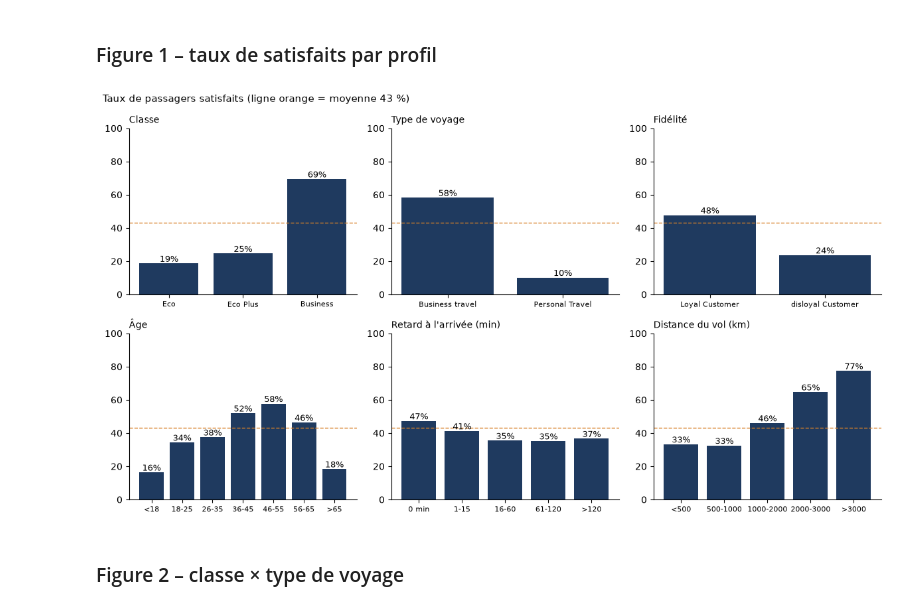
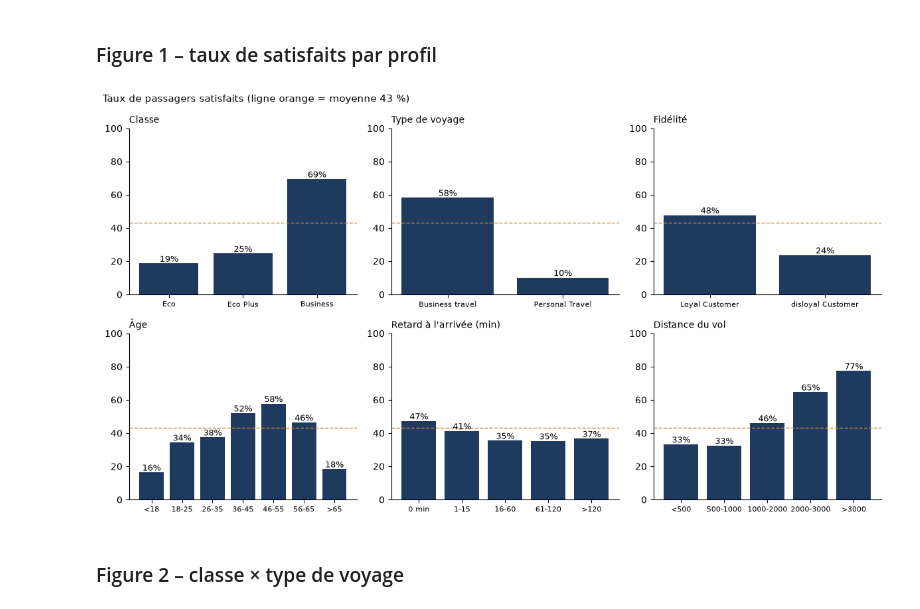
Before and after one commit to Esteban-13/rush_3, a Jupyter notebook: notebook_partA_exploration_facteurs.ipynb, the cells around one changed output. Drawn from its saved outputs; the diff is of its cells as text; code cells hidden in the pictures.

```diff
--- a/notebook_partA_exploration_facteurs.ipynb
+++ b/notebook_partA_exploration_facteurs.ipynb
@@ -202,23 +202,23 @@ pd.concat({k.replace("taux_par_", ""): pd.DataFrame(R[k]).T for k in
 # %%
 # --- Figures exploration
 fig, axes = plt.subplots(2, 3, figsize=(12, 6.6))
 def bar(ax, col, title, order=None):
     g = df.groupby(col, observed=True)["sat"].mean() * 100
     if order: g = g.loc[order]
     b = ax.bar(g.index.astype(str), g.values, color=NAVY)
     ax.axhline(df.sat.mean() * 100, color=ORANGE, ls="--", lw=1)
     for r_, v in zip(b, g.values): ax.text(r_.get_x() + r_.get_width() / 2, v + 1, f"{v:.0f}%", ha="center", fontsize=9)
     ax.set_ylim(0, 100); ax.set_title(title, fontsize=10, loc="left"); ax.tick_params(axis="x", labelsize=8)
 bar(axes[0, 0], "Class", "Classe", ["Eco", "Eco Plus", "Business"])
 bar(axes[0, 1], "Type_of_Travel", "Type de voyage")
 bar(axes[0, 2], "Customer_Type", "Fidélité")
 bar(axes[1, 0], "tranche_age", "Âge")
 bar(axes[1, 1], "tranche_retard", "Retard à l'arrivée (min)")
-bar(axes[1, 2], "tranche_dist", "Distance du vol (km)")
+bar(axes[1, 2], "tranche_dist", "Distance du vol")
 fig.suptitle(f"Taux de passagers satisfaits (ligne orange = moyenne {df.sat.mean()*100:.0f} %)", x=0.01, ha="left", fontsize=11)
 fig.tight_layout(); fig.savefig(FIG / "fig1_taux_satisfaction.png", dpi=170); plt.show()
 # %% [output]
-[figure, old version]
+[figure, new version]
 # %% [markdown]
 ### Figure 2 – classe × type de voyage
 # %%
```
Also changed, not shown: 1 other file.
